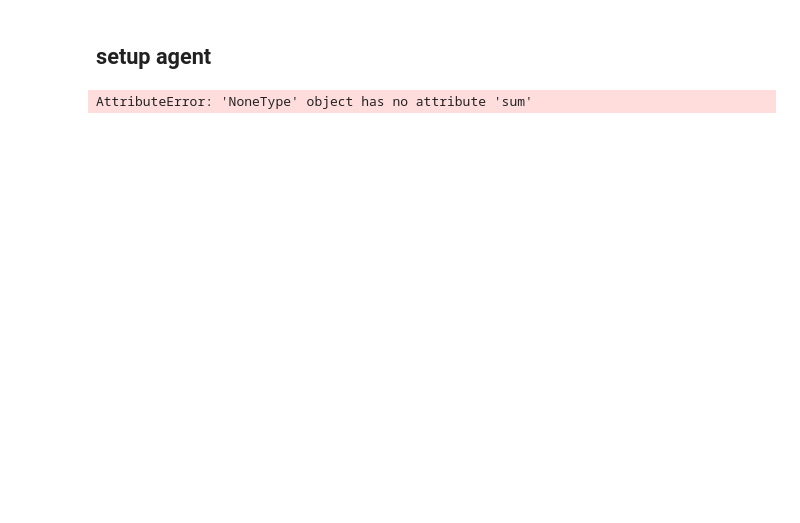
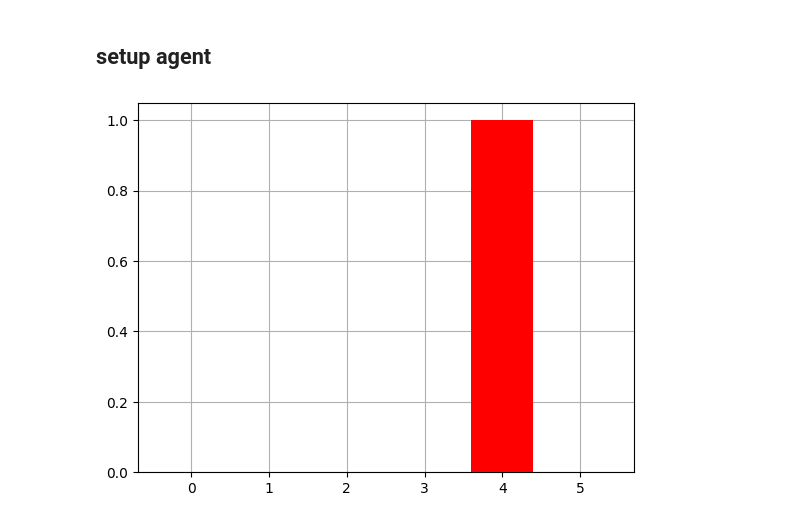
Before and after one commit to emilfrej/Active-Inference-Adaptive-Therapy, a Jupyter notebook: Python/discrete_sim_notebook.ipynb, the cells around one changed output. Saved outputs shown, nothing was run; the diff lists cells and outputs as text; code cells hidden in the pictures; blank space fills up the shorter version.

```diff
--- a/Python/discrete_sim_notebook.ipynb
+++ b/Python/discrete_sim_notebook.ipynb
@@ -400,8 +423,7 @@ Starting tumor state is 0, starting resistance state is 0, starting treatment st
 # %%
 agent = pymdp.agent.Agent(A = A, B = B, C = C, D = D)
 
-#prints wierd
-print(B[0][:,0,:,:].sum(axis = 0))
-print(B[0][:,4,:,1].sum(axis = 0))
+
+plot_beliefs(agent.infer_states([4,0])[0])
 # %% [output]
-AttributeError: 'NoneType' object has no attribute 'sum'
+[figure, added]
```
Also changed, not shown: parts of 6 cells of this notebook.
